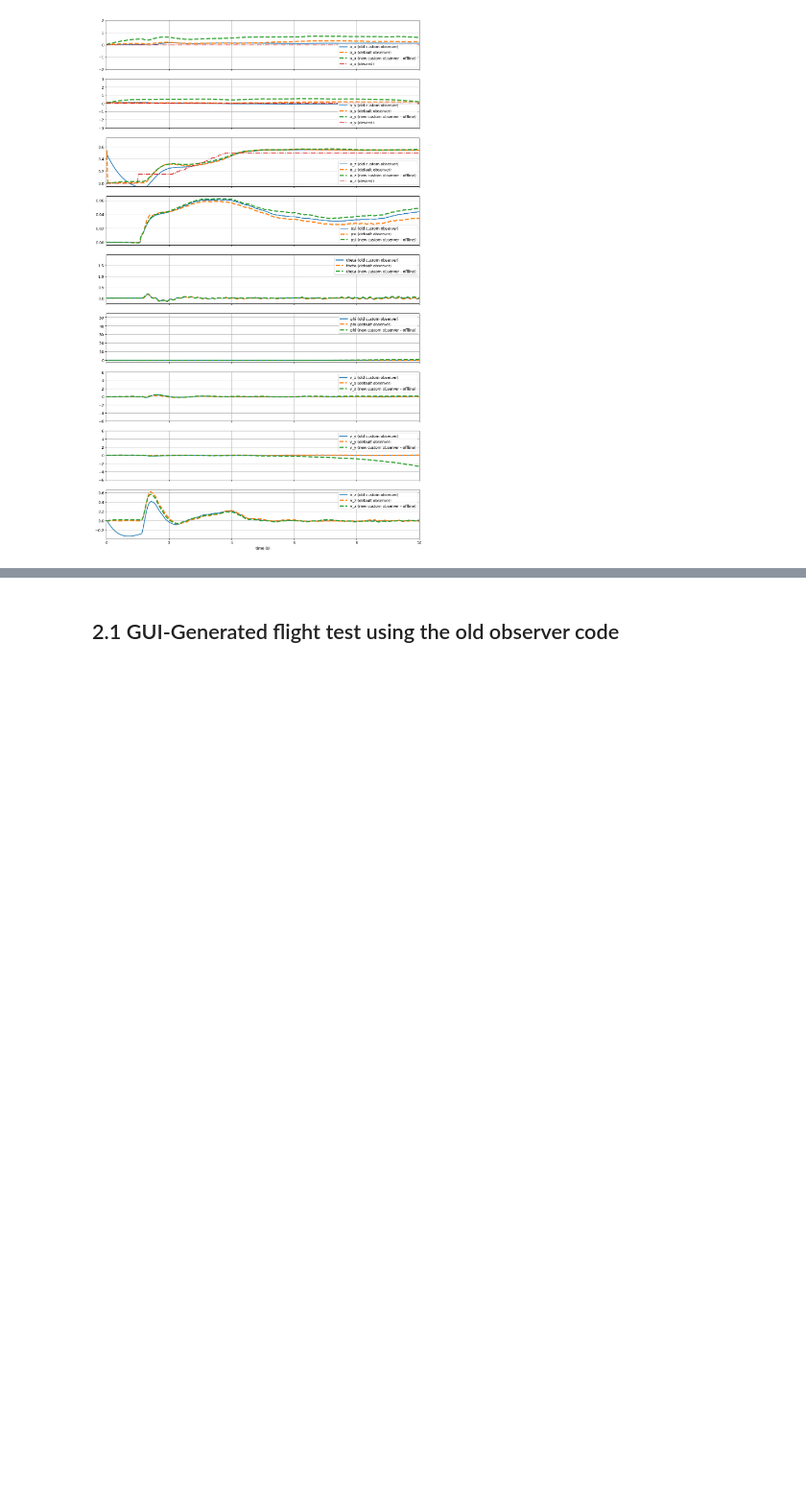
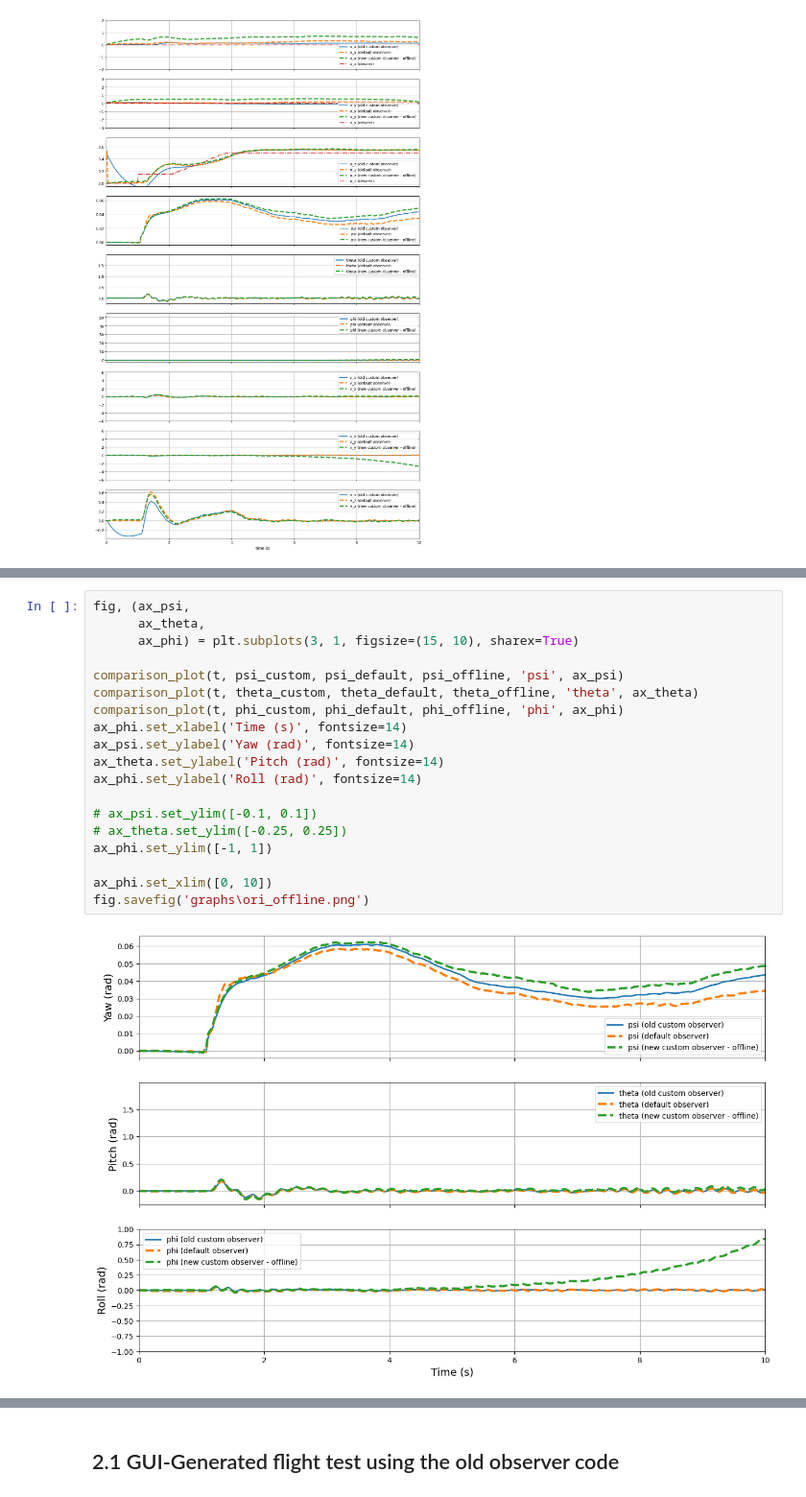
Before and after one commit to prahershk/AE483, a Jupyter notebook: final-submission/offline_test.ipynb, the cells around one changed output, grey strips where cells are left out. Shown at 96% size. Drawn from its saved outputs; the diff is of its cells as text; blank space fills up the shorter version.

```diff
--- a/final-submission/offline_test.ipynb
+++ b/final-submission/offline_test.ipynb
@@ -350,0 +372,21 @@ plt.show()
+# %%
+fig, (ax_psi,
+      ax_theta,
+      ax_phi) = plt.subplots(3, 1, figsize=(15, 10), sharex=True)
+
+comparison_plot(t, psi_custom, psi_default, psi_offline, 'psi', ax_psi)
+comparison_plot(t, theta_custom, theta_default, theta_offline, 'theta', ax_theta)
+comparison_plot(t, phi_custom, phi_default, phi_offline, 'phi', ax_phi)
+ax_phi.set_xlabel('Time (s)', fontsize=14)
+ax_psi.set_ylabel('Yaw (rad)', fontsize=14)
+ax_theta.set_ylabel('Pitch (rad)', fontsize=14)
+ax_phi.set_ylabel('Roll (rad)', fontsize=14)
+
+# ax_psi.set_ylim([-0.1, 0.1])
+# ax_theta.set_ylim([-0.25, 0.25])
+ax_phi.set_ylim([-1, 1])
+
+ax_phi.set_xlim([0, 10])
+fig.savefig('graphs\ori_offline.png')
+# %% [output]
+[figure, added]
```
Also changed, not shown: parts of 3 cells of this notebook, 5 other files.
